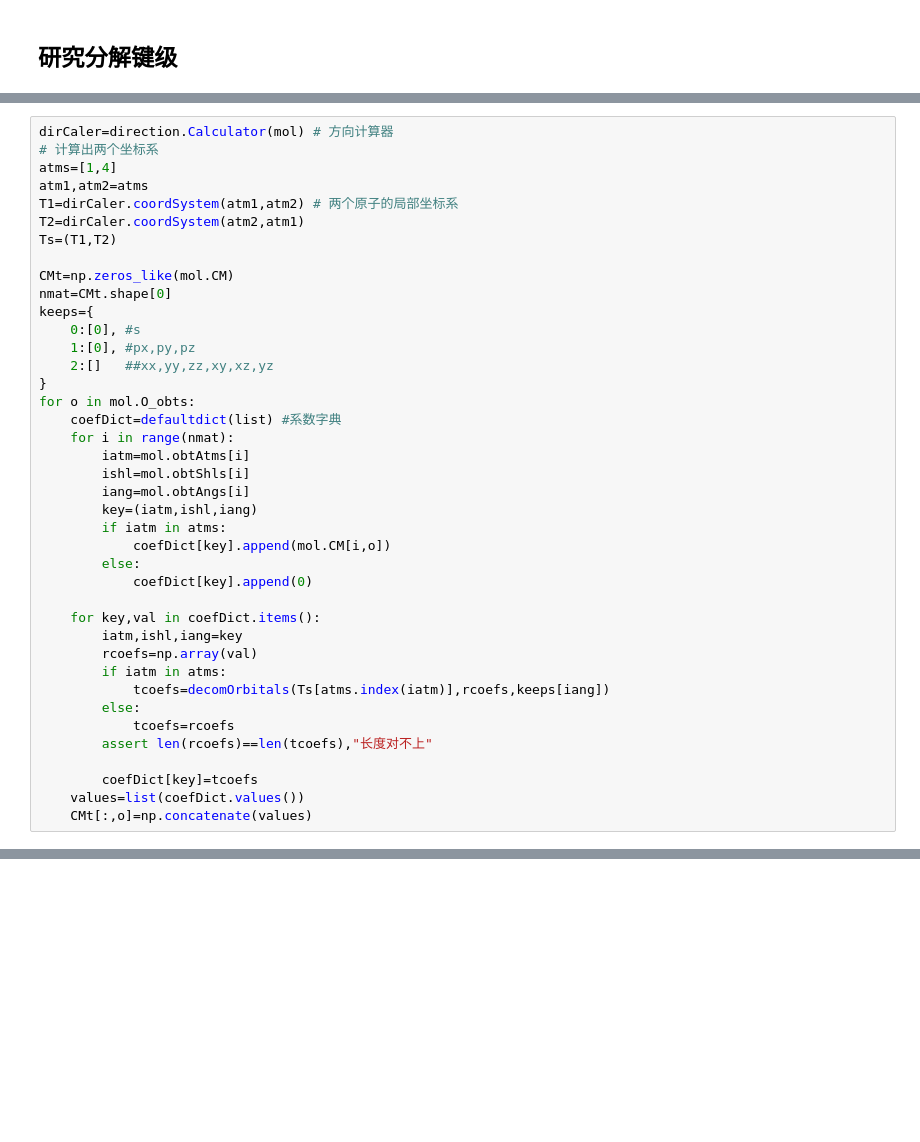
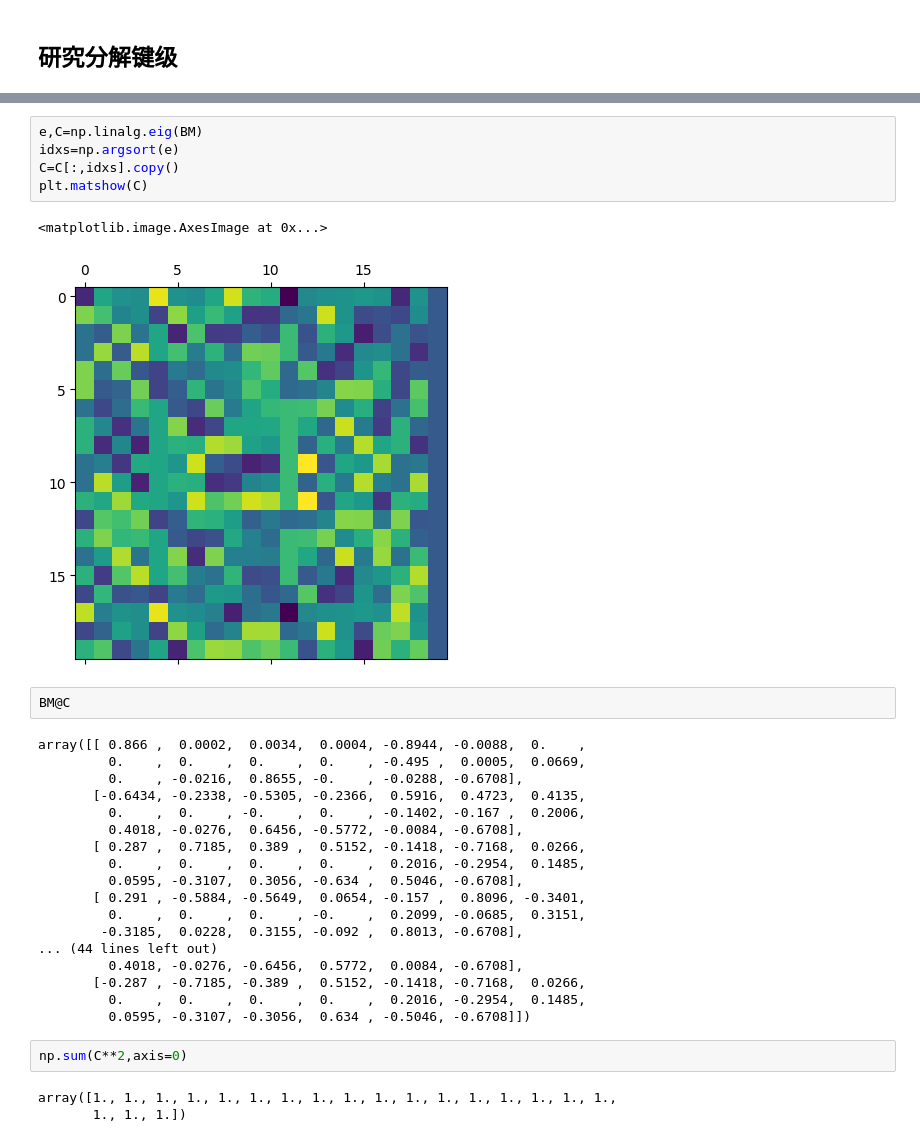
Before and after one commit to qmlCoder/pywfn, a Jupyter notebook: protos/键级计算.ipynb, the cells around one changed output, grey strips where cells are left out. Cells and saved outputs as stored; diff of their text form; blank space fills up the shorter version.

```diff
--- a/protos/键级计算.ipynb
+++ b/protos/键级计算.ipynb
@@ -120,43 +110,3 @@ def decomOrbitalD(T:np.ndarray,rcoefs:np.ndarray,keeps:list[int]):
         tcoefs[i]=0.0
     fcoefs=Mi@tcoefs
     return fcoefs
-# %%
-dirCaler=direction.Calculator(mol) # 方向计算器
-# 计算出两个坐标系
-atms=[1,4]
-atm1,atm2=atms
-T1=dirCaler.coordSystem(atm1,atm2) # 两个原子的局部坐标系
-T2=dirCaler.coordSystem(atm2,atm1)
-Ts=(T1,T2)
-
-CMt=np.zeros_like(mol.CM)
-nmat=CMt.shape[0]
-keeps={
-    0:[0], #s
-    1:[0], #px,py,pz
-    2:[]   ##xx,yy,zz,xy,xz,yz
-}
-for o in mol.O_obts:
-    coefDict=defaultdict(list) #系数字典
-    for i in range(nmat):
-        iatm=mol.obtAtms[i]
-        ishl=mol.obtShls[i]
-        iang=mol.obtAngs[i]
-        key=(iatm,ishl,iang)
-        if iatm in atms:
-            coefDict[key].append(mol.CM[i,o])
-        else:
-            coefDict[key].append(0)
-
-    for key,val in coefDict.items():
-        iatm,ishl,iang=key
-        rcoefs=np.array(val)
-        if iatm in atms:
-            tcoefs=decomOrbitals(Ts[atms.index(iatm)],rcoefs,keeps[iang])
-        else:
-            tcoefs=rcoefs
-        assert len(rcoefs)==len(tcoefs),"长度对不上"
-
-        coefDict[key]=tcoefs
-    values=list(coefDict.values())
-    CMt[:,o]=np.concatenate(values)
@@ -206,0 +301,33 @@ Ts
+# %%
+e,C=np.linalg.eig(BM)
+idxs=np.argsort(e)
+C=C[:,idxs].copy()
+plt.matshow(C)
+# %% [output]
+<matplotlib.image.AxesImage at 0x...>
+[figure, added]
+# %%
+BM@C
+# %% [output]
+array([[ 0.866 ,  0.0002,  0.0034,  0.0004, -0.8944, -0.0088,  0.    ,
+         0.    ,  0.    ,  0.    ,  0.    , -0.495 ,  0.0005,  0.0669,
+         0.    , -0.0216,  0.8655, -0.    , -0.0288, -0.6708],
+       [-0.6434, -0.2338, -0.5305, -0.2366,  0.5916,  0.4723,  0.4135,
+         0.    ,  0.    , -0.    ,  0.    , -0.1402, -0.167 ,  0.2006,
+         0.4018, -0.0276,  0.6456, -0.5772, -0.0084, -0.6708],
+       [ 0.287 ,  0.7185,  0.389 ,  0.5152, -0.1418, -0.7168,  0.0266,
+         0.    ,  0.    ,  0.    ,  0.    ,  0.2016, -0.2954,  0.1485,
+         0.0595, -0.3107,  0.3056, -0.634 ,  0.5046, -0.6708],
+       [ 0.291 , -0.5884, -0.5649,  0.0654, -0.157 ,  0.8096, -0.3401,
+         0.    ,  0.    ,  0.    , -0.    ,  0.2099, -0.0685,  0.3151,
+        -0.3185,  0.0228,  0.3155, -0.092 ,  0.8013, -0.6708],
+... (44 lines left out)
+         0.4018, -0.0276, -0.6456,  0.5772,  0.0084, -0.6708],
+       [-0.287 , -0.7185, -0.389 ,  0.5152, -0.1418, -0.7168,  0.0266,
+         0.    ,  0.    ,  0.    ,  0.    ,  0.2016, -0.2954,  0.1485,
+         0.0595, -0.3107, -0.3056,  0.634 , -0.5046, -0.6708]])
+# %%
+np.sum(C**2,axis=0)
+# %% [output]
+array([1., 1., 1., 1., 1., 1., 1., 1., 1., 1., 1., 1., 1., 1., 1., 1., 1.,
+       1., 1., 1.])
```
Also changed, not shown: parts of 16 cells of this notebook, 23 other files.
